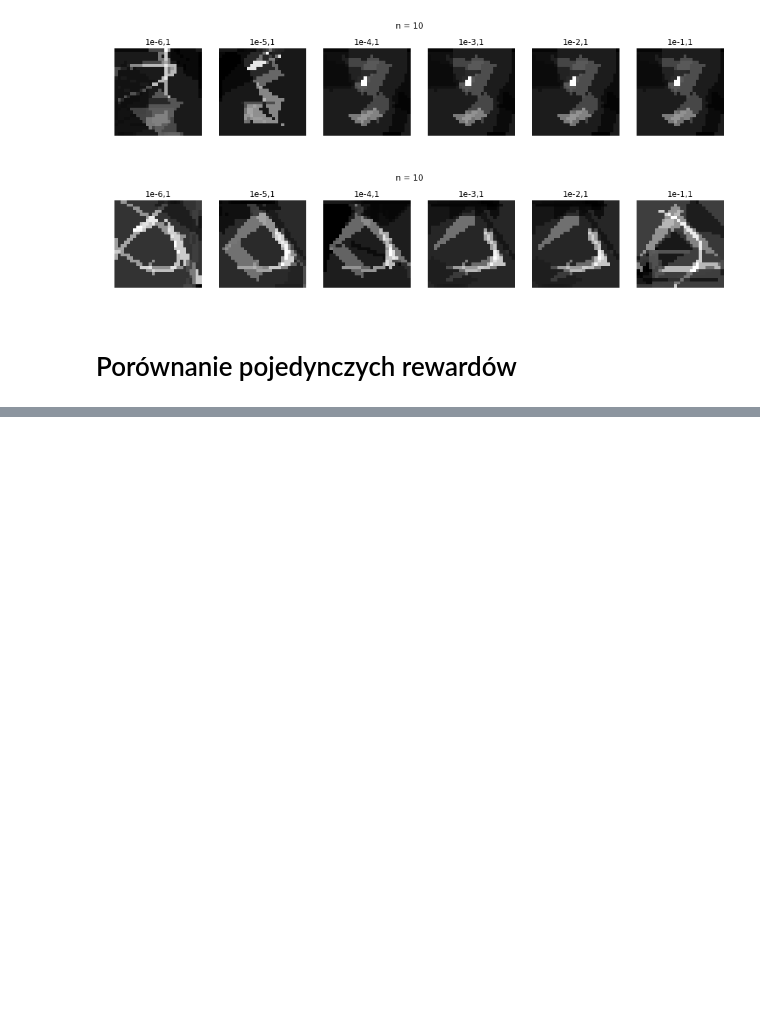
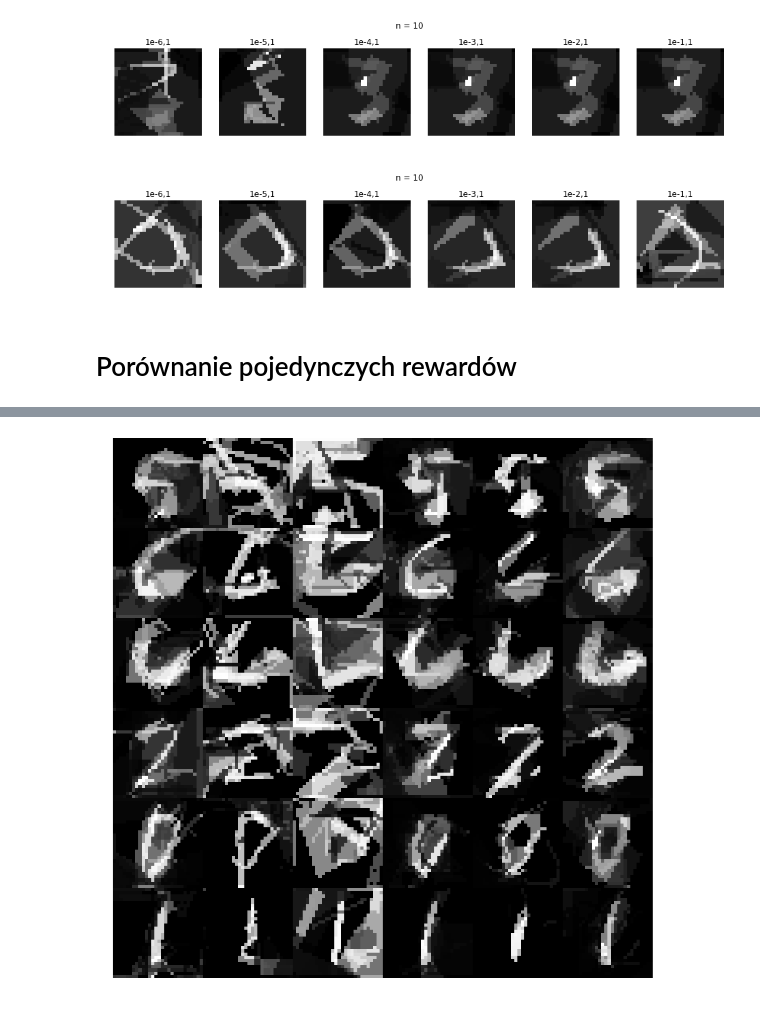
Before and after one commit to trejsu/shaper, a Jupyter notebook: experiments/notebook/activation-distance.ipynb, the cells around one changed output, grey strips where cells are left out. Saved outputs shown, nothing was run; the diff lists cells and outputs as text; code cells hidden in the pictures; blank space fills up the shorter version.

Commit message:
Updates activation distance experiments

```diff
--- a/experiments/notebook/activation-distance.ipynb
+++ b/experiments/notebook/activation-distance.ipynb
@@ -338,0 +362,31 @@ plt.show()
+# %%
+BASE = '/Users/mchrusci/uj/shaper_data/activation-distance/single-reward'
+REWARDS = ['conv1', 'conv2', 'dense', 'mse', 'l1', 'l2']
+
+def plot_sample(n):
+    drawings = f'-{n}.npz'
+
+    fig = plt.figure(figsize=(15.6,16))
+
+    rows = 6
+    cols = 6
+
+    for j in range(6):
+
+        idx = np.random.choice(1000)
+
+        for i, r in enumerate(REWARDS):
+            data = np.load(os.path.join(BASE, r + drawings))
+            X = data['drawings']
+            img = X[idx]
+
+            plt.subplot(rows, cols, j*6+i+1)
+            plt.axis('off')
+            plt.imshow(img.reshape(28, 28), cmap='gray')
+
+    plt.subplots_adjust(wspace=0, hspace=0)
+    plt.show()
+# %%
+plot_sample(20)
+# %% [output]
+[figure, added]
```
Also changed, not shown: parts of 4 cells of this notebook.
